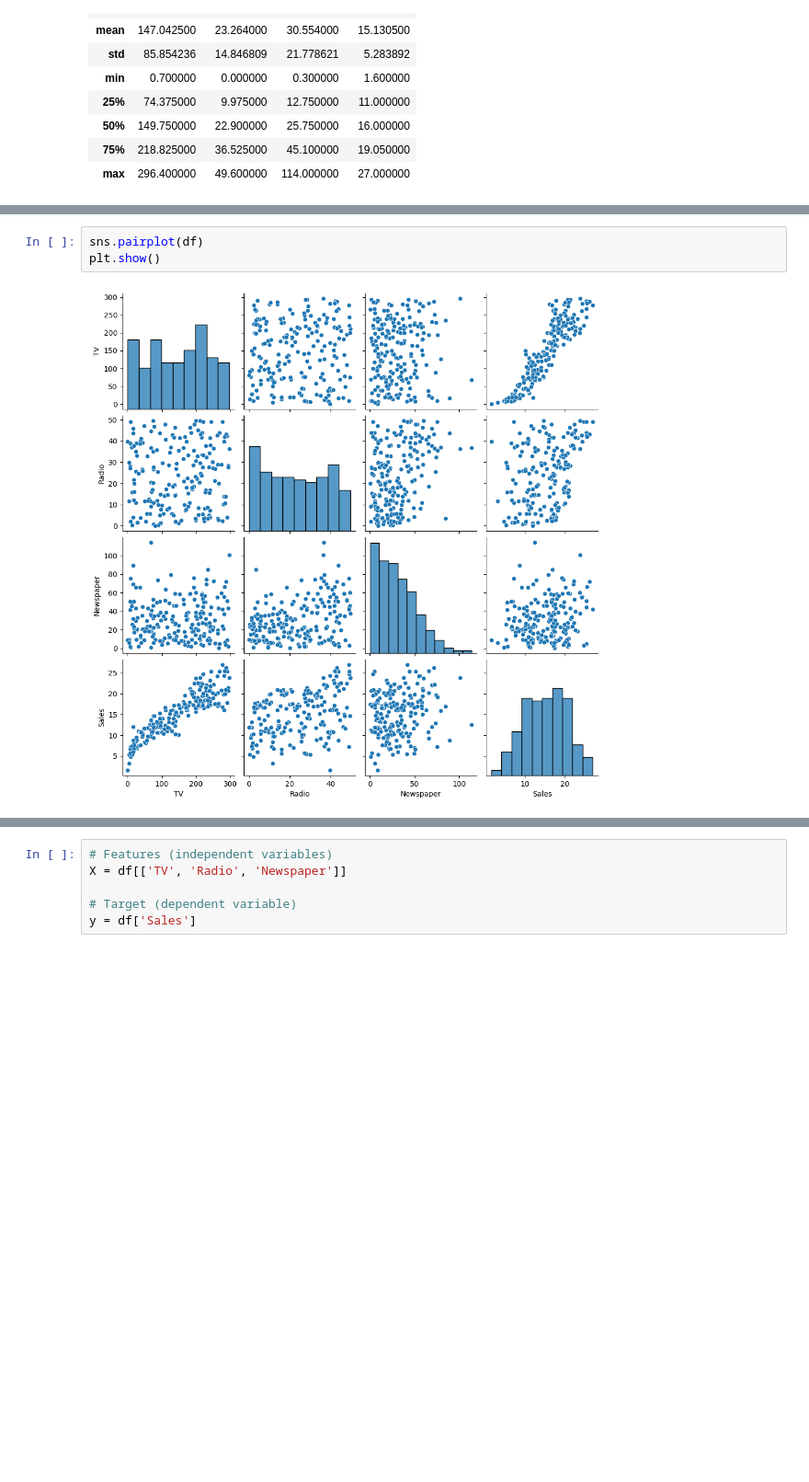
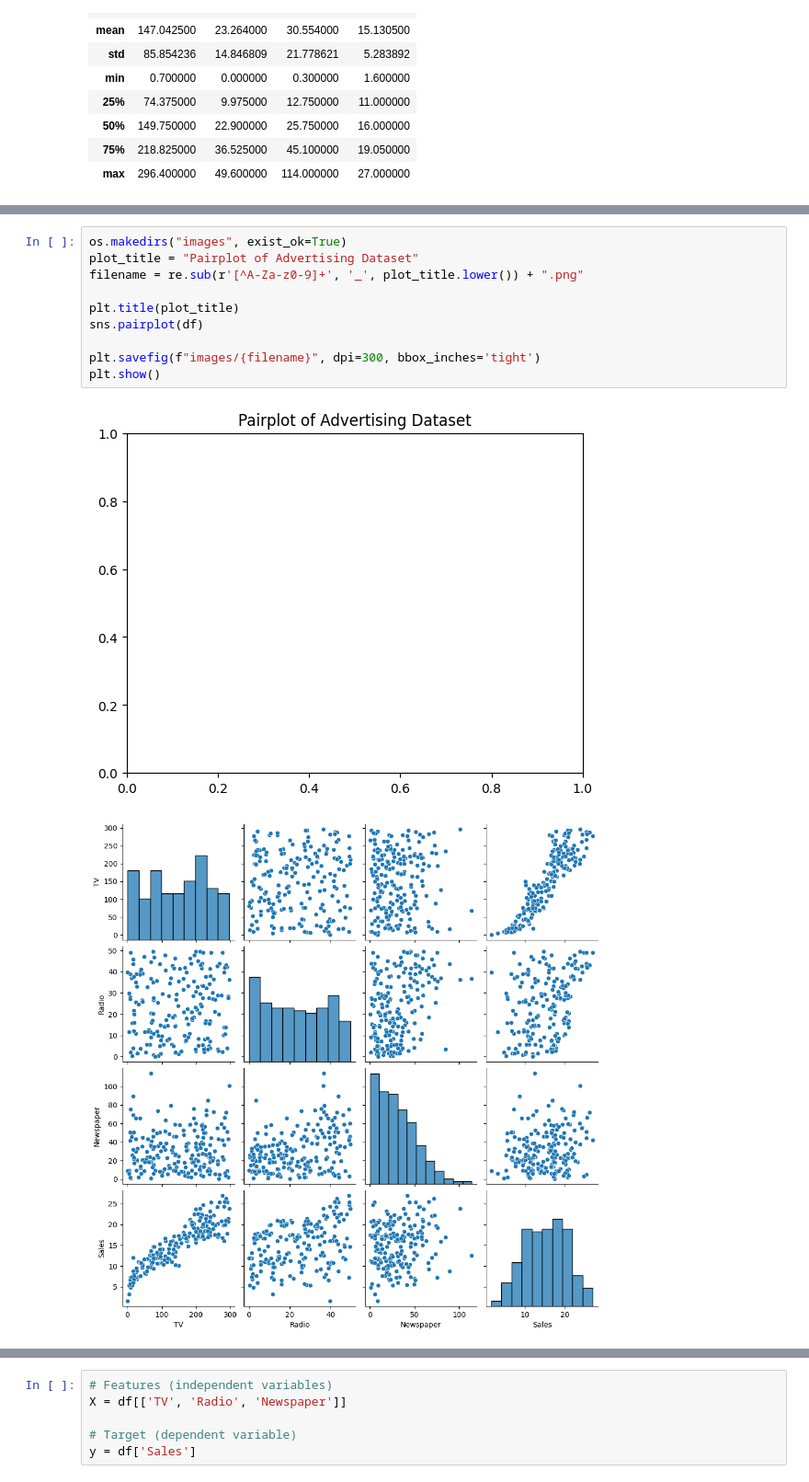
Before and after one commit to ridhwansalim/CODING-SAMURAI-INTERNSHIP-TASK, a Jupyter notebook: Level1/Project2_Linear_Regression/Project2_Regression_Model.ipynb, the cells around one changed output, grey strips where cells are left out. Shown at 92% size. Cells and saved outputs as stored; diff of their text form; blank space fills up the shorter version.

Commit message:
added images

```diff
--- a/Level1/Project2_Linear_Regression/Project2_Regression_Model.ipynb
+++ b/Level1/Project2_Linear_Regression/Project2_Regression_Model.ipynb
@@ -75,10 +84,18 @@ plt.show()
 # %% [output]
 [figure]
 # %%
+os.makedirs("images", exist_ok=True)
+plot_title = "Pairplot of Advertising Dataset"
+filename = re.sub(r'[^A-Za-z0-9]+', '_', plot_title.lower()) + ".png"
+
+plt.title(plot_title)
 sns.pairplot(df)
+
+plt.savefig(f"images/{filename}", dpi=300, bbox_inches='tight')
 plt.show()
 # %% [output]
-[figure, old version]
+[figure, new version]
+[figure, added]
 # %%
 features = ['TV', 'Radio', 'Newspaper']
 
```
Also changed, not shown: parts of 4 cells of this notebook, 41 other files.
